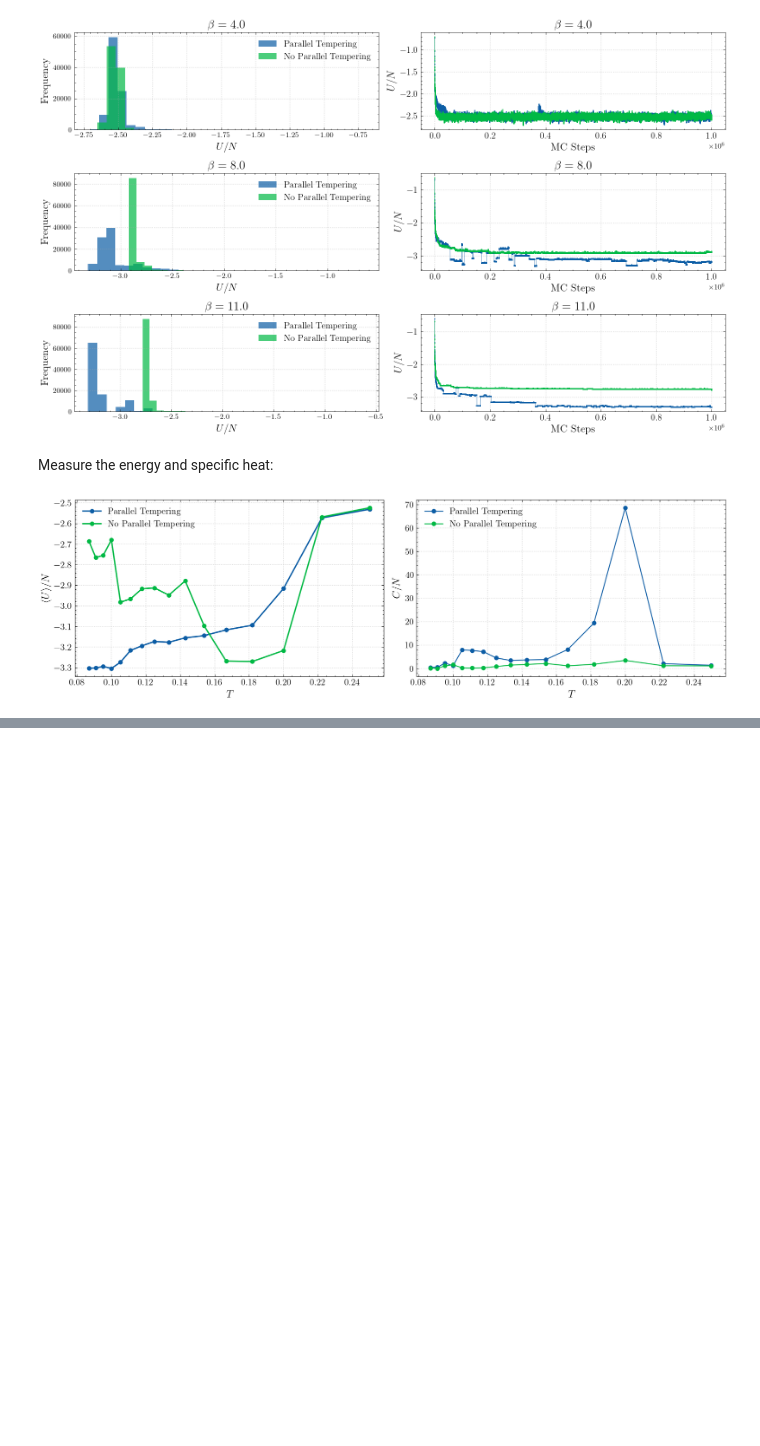
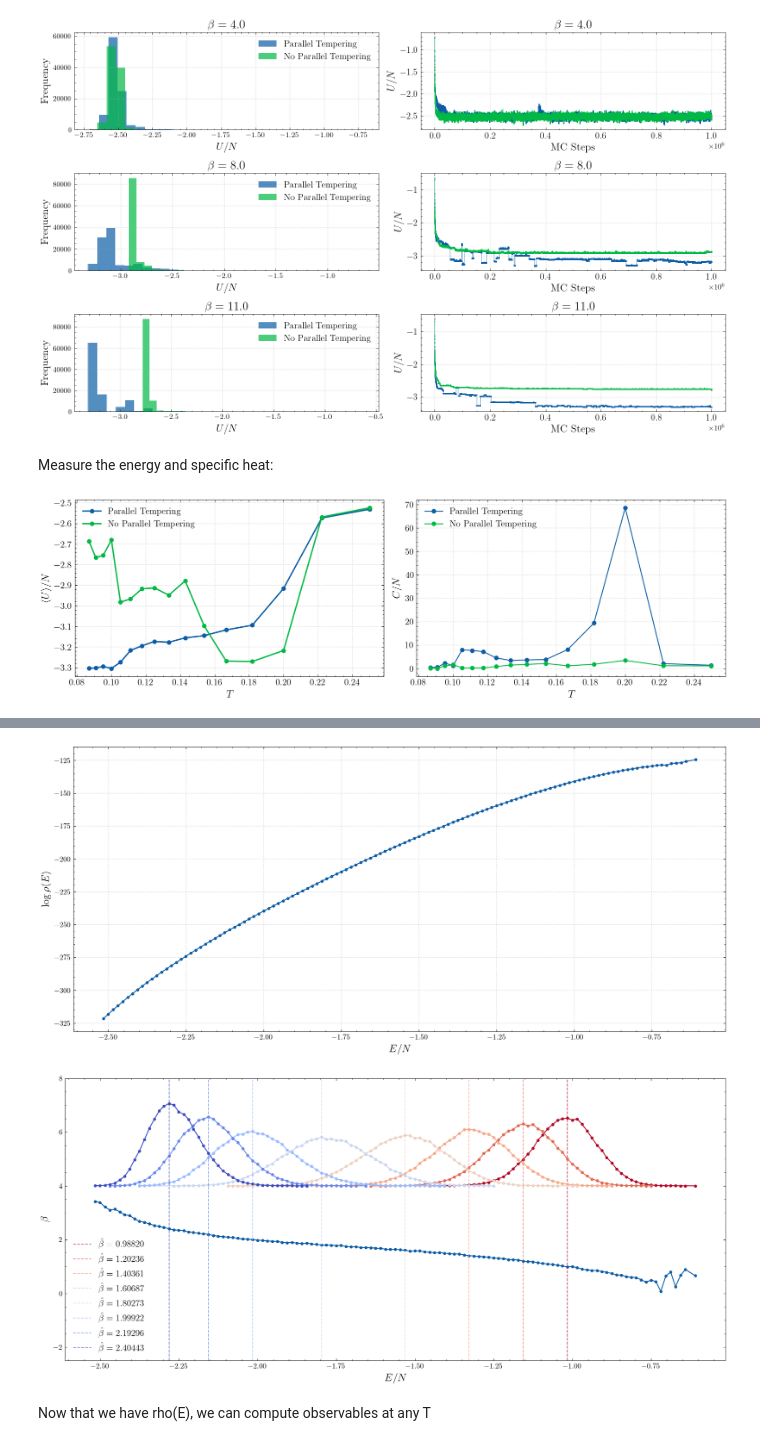
Before and after one commit to lorenzorizzi17/NumericalMethodsForSoftMatter, a Jupyter notebook: MolecularDynamics/Ex4/analysis.ipynb, the cells around one changed output, grey strips where cells are left out. Drawn from its saved outputs; the diff is of its cells as text; code cells hidden in the pictures; blank space fills up the shorter version.

```diff
--- a/MolecularDynamics/Ex4/analysis.ipynb
+++ b/MolecularDynamics/Ex4/analysis.ipynb
@@ -258,3 +273,53 @@ Convergenza raggiunta in 294 iterazioni. Diff: 9.52e-08
+# %%
+log_numerator = np.log(H_tot_valid)
+
+log_terms_denom = np.zeros((K, nonzero_bins))
+
+for k in range(K):
+    log_terms_denom[k, :] = np.log(M_k[k]) - logZ[k] - beta[k] * E_valid
+max_denom = np.max(log_terms_denom, axis=0)
+log_denominator = max_denom + np.log(np.sum(np.exp(log_terms_denom - max_denom), axis=0))
+
+log_rho = log_numerator - log_denominator
+
+plt.figure(figsize=(13, 6), dpi=150)
+plt.plot(E_valid / N_part, log_rho, marker = "o", markersize=3, linestyle='-', linewidth=1.2)
+plt.xlabel(r'$E/N$', fontsize=14)
+plt.ylabel(r'$\log \rho(E)$', fontsize=14)
+plt.grid(True, linestyle=':', linewidth=0.8, alpha=0.6)
+plt.tight_layout()
+plt.savefig("/home/lrizzi17/NumericalMethods/tex2/FIG/Entropy.pdf", dpi = 300)
+plt.legend(loc = 'best', fontsize=16)
+plt.show()
+
+# Compute numerically the derivative
+plt.figure(figsize=(13, 6), dpi=150)
+dlogrho_dE = np.gradient(log_rho, E_valid)
+plt.plot(E_valid/N_part, dlogrho_dE, marker = "o", markersize=3, linestyle='-', linewidth=1.2)
+plt.xlabel(r'$E/N$', fontsize=14)
+plt.ylabel(r'$\beta$', fontsize=14)
+#plt.grid(True, linestyle=':', linewidth=0.8, alpha=0.6)
+for k in range(K):
+    # Most of the bins will be empty, plot only non-zero entries
+    nonzero_mask = histograms[k] > 0
+    nonzero_histo = histograms[k][nonzero_mask]
+    bin_centers_nonzero = bin_centers[nonzero_mask]
+    plt.plot(bin_centers_nonzero/N_part, nonzero_histo/2000 + 4, marker = "o", markersize=3, linestyle='-', linewidth=1.2, color=colors[k])
+    peak = np.max(nonzero_histo/2000)
+    binmax = bin_centers_nonzero[np.argmax(nonzero_histo)]/N_part
+    index = np.argmin(np.abs(E_valid/N_part - binmax))
+    beta_estimated = dlogrho_dE[index]
+    plt.axvline(x=binmax, ymin=0, ymax=peak, color=colors[k], linestyle='--', alpha=0.7, label = rf"$\hat{{\beta}}={beta_estimated:.5f}$")
+plt.legend(fontsize=12)
+plt.ylim(-2.5,8)
+plt.tight_layout()
+plt.savefig("/home/lrizzi17/NumericalMethods/tex2/FIG/DerivLogDensityMHM.pdf", dpi = 300)
+plt.show()
+# %% [output]
+[figure, added]
+[figure, added]
+# %% [markdown]
+Now that we have rho(E), we can compute observables at any T
 # %%
 T_min = 1.0 / np.max(beta)
 T_max = 1.0 / np.min(beta)
```
Also changed, not shown: parts of 8 cells of this notebook, 6 other files.
